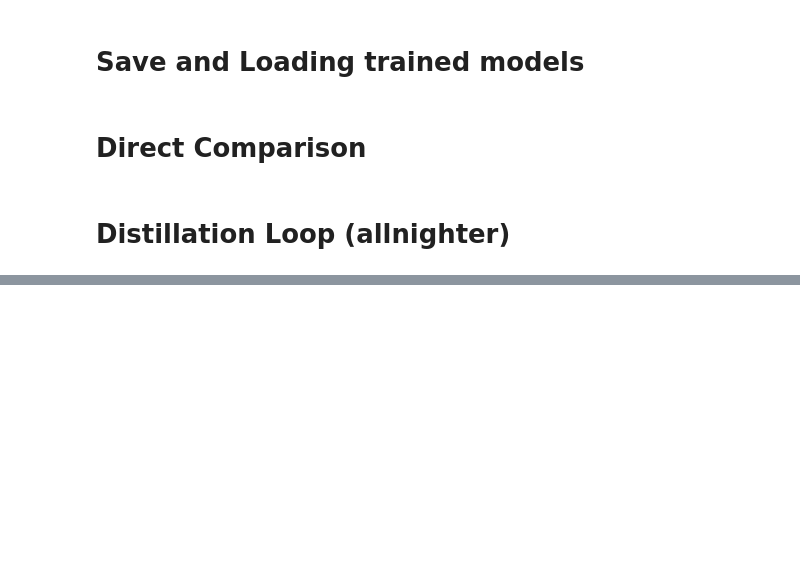
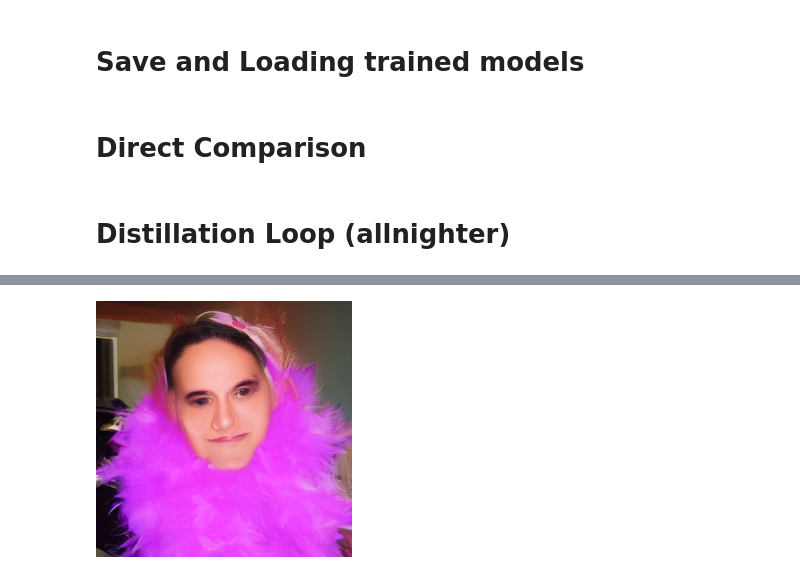
Before and after one commit to Pmobilee/DSD, a Jupyter notebook: cin_256/Cin_256_custom.ipynb, the cells around one changed output, grey strips where cells are left out. Saved outputs shown, nothing was run; the diff lists cells and outputs as text; code cells hidden in the pictures; blank space fills up the shorter version.

```diff
--- a/cin_256/Cin_256_custom.ipynb
+++ b/cin_256/Cin_256_custom.ipynb
@@ -90,3 +90,6 @@ Extra, quick comparison:
 # %%
 images, _ = compare_teacher_student(teacher, sampler_teacher, student, sampler_student, steps=[8, 10, 12, 32])
 images
+# %%
+steps = [1, 43, 66, 777, 999]
+[x / 1000 for x in steps]
@@ -177,0 +171,18 @@ Loading model from d:\OneDrive\Uni\Master_Project_AI\Code\Diffusion_Thesis\cin_2
+# %%
+from util import *
+import wandb
+
+cwd = os.getcwd()
+%reload_ext autoreload
+%autoreload 2
+!wandb login 4baa24c4fc6c8eed782cacb721d34977149d4fcb
+
+config_path=f"{cwd}/models/configs/cin256-v2-custom.yaml"
+model_path=f"{cwd}/models/cin256_original.ckpt"
+
+
+teacher, sampler_teacher, student, sampler_student = create_models(config_path, model_path, student=True)
+
+
+
+MSEloss = nn.MSELoss()
@@ -177,0 +318,9 @@ Loading model from d:\OneDrive\Uni\Master_Project_AI\Code\Diffusion_Thesis\cin_2
+# %%
+x_samples_ddim = teacher.decode_first_stage(teacher_intermediate["x_inter"][-1])
+x_samples_ddim = torch.clamp((x_samples_ddim+1.0)/2.0, min=0.0, max=1.0)
+grid = rearrange(x_samples_ddim, 'b c h w -> (b) c h w')
+grid = make_grid(grid, nrow=1)
+grid = 255. * rearrange(grid, 'c h w -> h w c').cpu().numpy()
+Image.fromarray(grid.astype(np.uint8))
+# %% [output]
+[figure, added]
```
Also changed, not shown: parts of 6 cells of this notebook, 2 other files.
